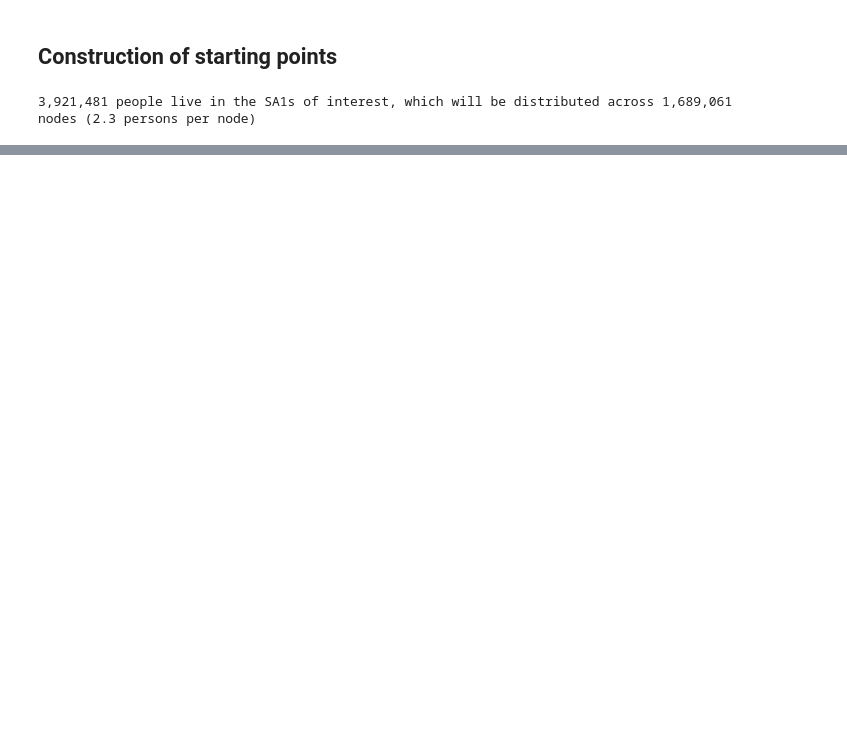
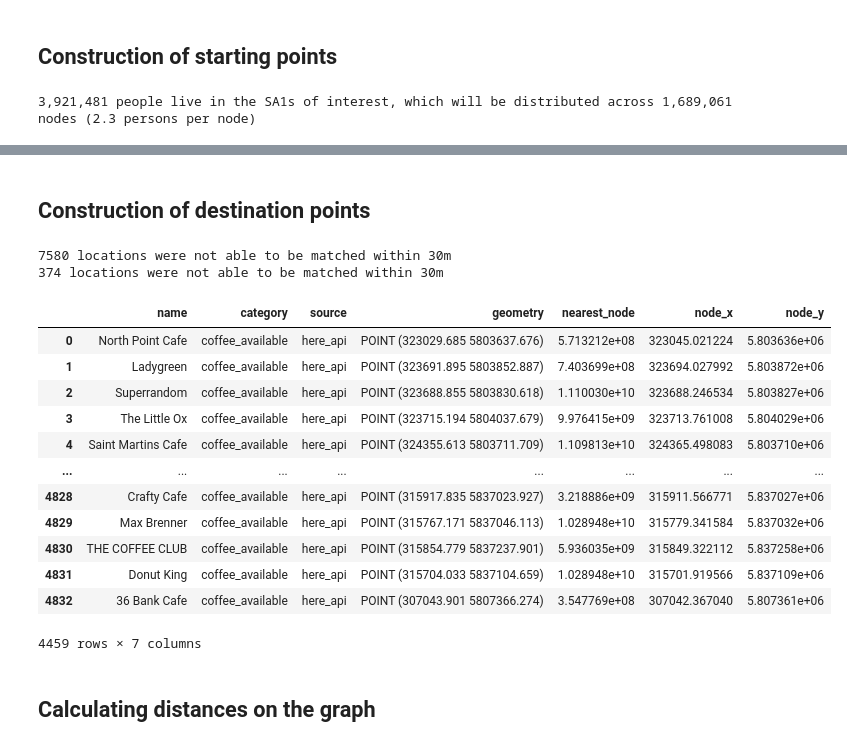
Before and after one commit to tpisel/walkability, a Jupyter notebook: walkability_analysis.ipynb, the cells around one changed output, grey strips where cells are left out. Saved outputs shown, nothing was run; the diff lists cells and outputs as text; code cells hidden in the pictures; blank space fills up the shorter version.

```diff
--- a/walkability_analysis.ipynb
+++ b/walkability_analysis.ipynb
@@ -68,0 +85,54 @@ print(f'{sa1_gdf.population.sum():,} people live in the SA1s of interest, which
+# %% [markdown]
+## Construction of destination points
+# %%
+
+# returns the same gdf with the closest node ids in a column (if there's one close enough)
+def find_nearest_nodes(poi_gdf, graph, max_dist_m=30):
+    # Create a copy of the poi_gdf to avoid modifying the original dataframe
+    poi_gdf = poi_gdf.copy()
+
+    # Extract x and y coordinates
+    xs = poi_gdf.geometry.x.values
+    ys = poi_gdf.geometry.y.values
+
+    # Find the nearest nodes
+    nearest_nodes = graph.get_node_ids(xs, ys, mapping_distance=max_dist_m)
+    poi_gdf['nearest_node'] = nearest_nodes
+
+    # Calculate unmatched locations
+    unmatched = poi_gdf['nearest_node'].isna().sum()
+    print(f'{unmatched} locations were not able to be matched within {max_dist_m}m')
+
+    # Filter out unmatched locations
+    matched_nodes = poi_gdf.dropna(subset=['nearest_node']).copy()
+
+    for node_id in matched_nodes['nearest_node'].unique():
+        matched_nodes.loc[matched_nodes['nearest_node'] == node_id, 'node_x'] = graph.nodes_df.loc[node_id].x
+        matched_nodes.loc[matched_nodes['nearest_node'] == node_id, 'node_y'] = graph.nodes_df.loc[node_id].y
+
+    return matched_nodes
+
+# Apply the function to the GeoDataFrames
+place_nodes_gdf = find_nearest_nodes(places_gdf, graph)
+coffee_nodes_gdf = find_nearest_nodes(coffee_gdf, graph)
+
+
+coffee_nodes_gdf
+# %% [output]
+7580 locations were not able to be matched within 30m
+374 locations were not able to be matched within 30m
+|  | name | category | source | geometry | nearest_node | node_x | node_y |
+| 0 | North Point Cafe | coffee_available | here_api | POINT (323029.685 5803637.676) | 5.713212e+08 | 323045.021224 | 5.803636e+06 |
+| 1 | Ladygreen | coffee_available | here_api | POINT (323691.895 5803852.887) | 7.403699e+08 | 323694.027992 | 5.803872e+06 |
+| 2 | Superrandom | coffee_available | here_api | POINT (323688.855 5803830.618) | 1.110030e+10 | 323688.246534 | 5.803827e+06 |
+| 3 | The Little Ox | coffee_available | here_api | POINT (323715.194 5804037.679) | 9.976415e+09 | 323713.761008 | 5.804029e+06 |
+| 4 | Saint Martins Cafe | coffee_available | here_api | POINT (324355.613 5803711.709) | 1.109813e+10 | 324365.498083 | 5.803710e+06 |
+| ... | ... | ... | ... | ... | ... | ... | ... |
+| 4828 | Crafty Cafe | coffee_available | here_api | POINT (315917.835 5837023.927) | 3.218886e+09 | 315911.566771 | 5.837027e+06 |
+| 4829 | Max Brenner | coffee_available | here_api | POINT (315767.171 5837046.113) | 1.028948e+10 | 315779.341584 | 5.837032e+06 |
+| 4830 | THE COFFEE CLUB | coffee_available | here_api | POINT (315854.779 5837237.901) | 5.936035e+09 | 315849.322112 | 5.837258e+06 |
+| 4831 | Donut King | coffee_available | here_api | POINT (315704.033 5837104.659) | 1.028948e+10 | 315701.919566 | 5.837109e+06 |
+| 4832 | 36 Bank Cafe | coffee_available | here_api | POINT (307043.901 5807366.274) | 3.547769e+08 | 307042.367040 | 5.807361e+06 |
+4459 rows × 7 columns
+# %% [markdown]
+## Calculating distances on the graph
```
Also changed, not shown: parts of 10 cells of this notebook, 3 other files.
